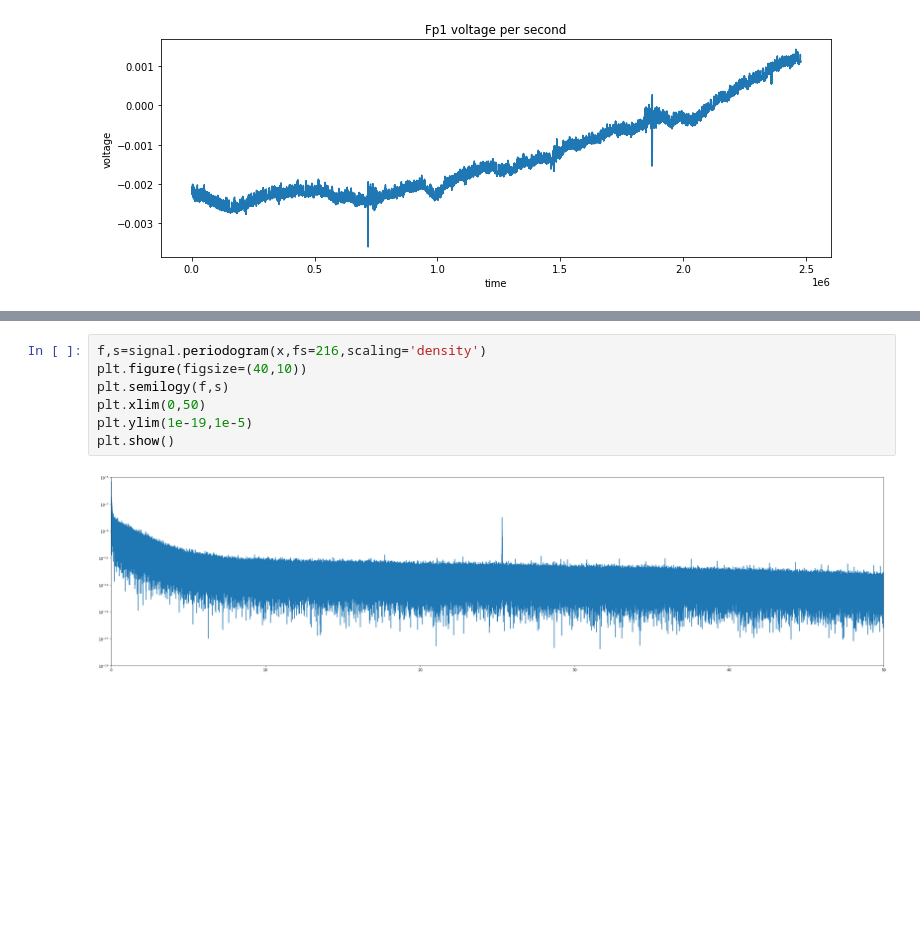
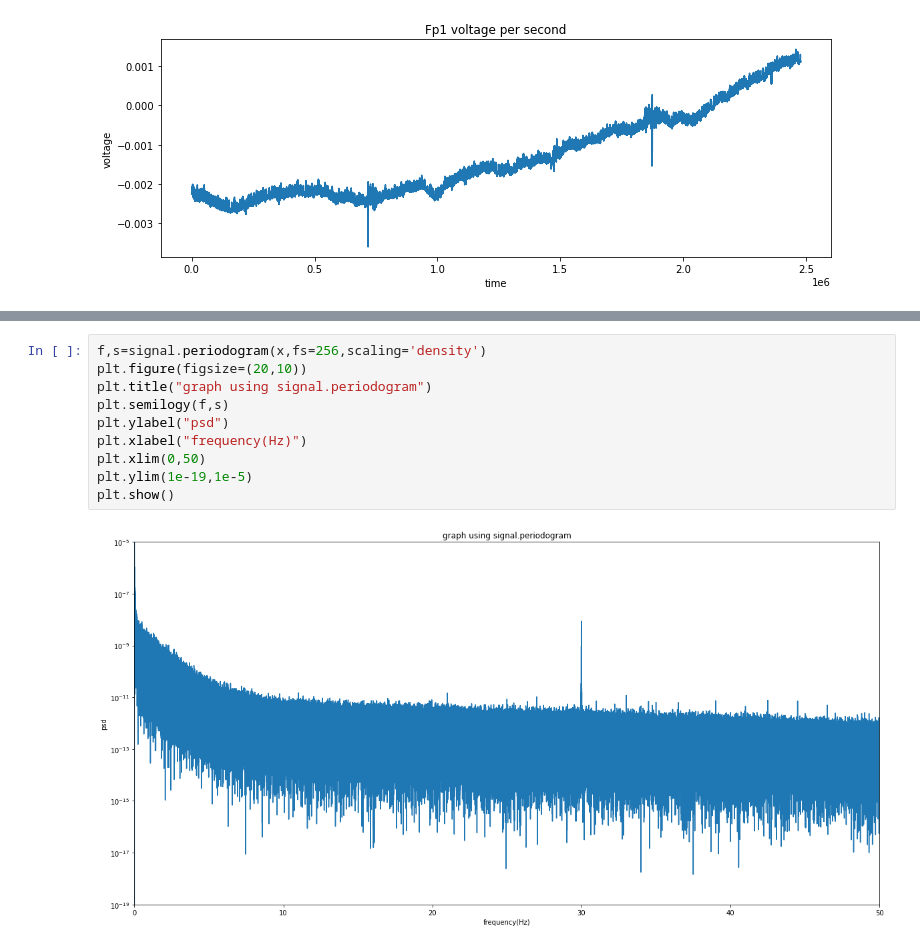
Before and after one commit to juhojang/EEG_preprocessing, a Jupyter notebook: Untitled-1.ipynb, the cells around one changed output, grey strips where cells are left out. Cells and saved outputs as stored; diff of their text form; blank space fills up the shorter version.

```diff
--- a/Untitled-1.ipynb
+++ b/Untitled-1.ipynb
@@ -52,12 +52,15 @@ plt.show()
 # %%
-f,s=signal.periodogram(x,fs=216,scaling='density')
-plt.figure(figsize=(40,10))
+f,s=signal.periodogram(x,fs=256,scaling='density')
+plt.figure(figsize=(20,10))
+plt.title("graph using signal.periodogram")
 plt.semilogy(f,s)
+plt.ylabel("psd")
+plt.xlabel("frequency(Hz)")
 plt.xlim(0,50)
 plt.ylim(1e-19,1e-5)
 plt.show()
 # %% [output]
-[figure, old version]
+[figure, new version]
 # %%
 def integral(a,b):
     mask=((f>a) & (f<b))
```
Also changed, not shown: parts of 2 cells of this notebook.
